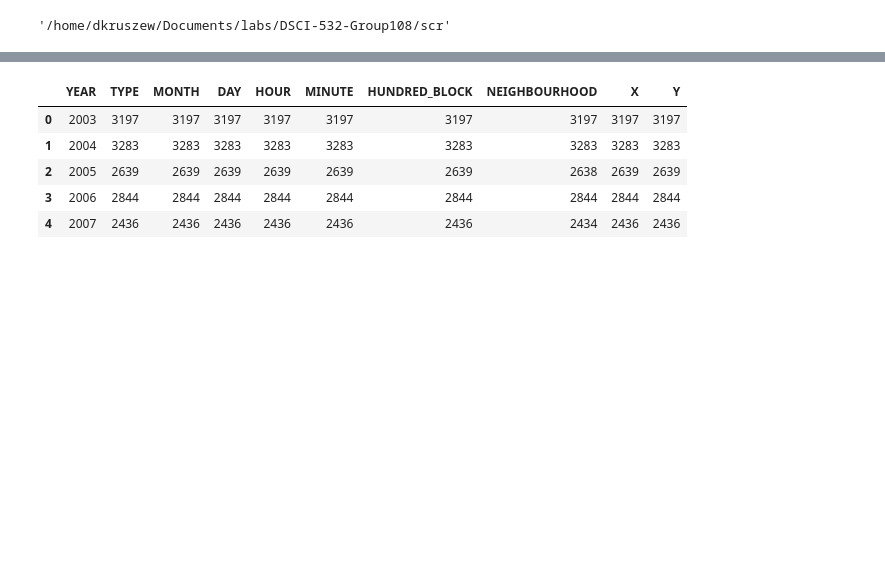
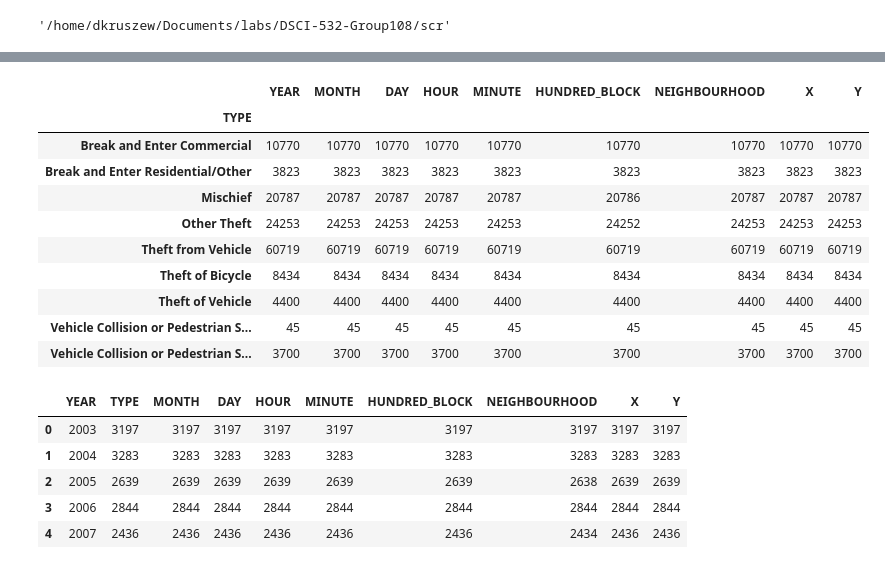
Before and after one commit to tguo9/Vancouver-Crime-Stats, a Jupyter notebook: scr/altair-plots.ipynb, the cells around one changed output, grey strips where cells are left out. Cells and saved outputs as stored; diff of their text form; code cells hidden in the pictures; blank space fills up the shorter version.

```diff
--- a/scr/altair-plots.ipynb
+++ b/scr/altair-plots.ipynb
@@ -15,3 +80,17 @@ df = pd.read_csv('../data/crimedata_csv_all_years.csv')
+# %%
+df.query('NEIGHBOURHOOD == "Central Business District"').groupby(['TYPE']).count()
+# %% [output]
+|  | YEAR | MONTH | DAY | HOUR | MINUTE | HUNDRED_BLOCK | NEIGHBOURHOOD | X | Y |
+| TYPE |  |  |  |  |  |  |  |  |  |
+| Break and Enter Commercial | 10770 | 10770 | 10770 | 10770 | 10770 | 10770 | 10770 | 10770 | 10770 |
+| Break and Enter Residential/Other | 3823 | 3823 | 3823 | 3823 | 3823 | 3823 | 3823 | 3823 | 3823 |
+| Mischief | 20787 | 20787 | 20787 | 20787 | 20787 | 20786 | 20787 | 20787 | 20787 |
+| Other Theft | 24253 | 24253 | 24253 | 24253 | 24253 | 24252 | 24253 | 24253 | 24253 |
+| Theft from Vehicle | 60719 | 60719 | 60719 | 60719 | 60719 | 60719 | 60719 | 60719 | 60719 |
+| Theft of Bicycle | 8434 | 8434 | 8434 | 8434 | 8434 | 8434 | 8434 | 8434 | 8434 |
+| Theft of Vehicle | 4400 | 4400 | 4400 | 4400 | 4400 | 4400 | 4400 | 4400 | 4400 |
+| Vehicle Collision or Pedestrian S... | 45 | 45 | 45 | 45 | 45 | 45 | 45 | 45 | 45 |
+| Vehicle Collision or Pedestrian S... | 3700 | 3700 | 3700 | 3700 | 3700 | 3700 | 3700 | 3700 | 3700 |
 # %%
 df_line = df.query('TYPE == "Break and Enter Commercial"').groupby(['YEAR']).count().reset_index()
 # %%
```
Also changed, not shown: parts of 8 cells of this notebook.
